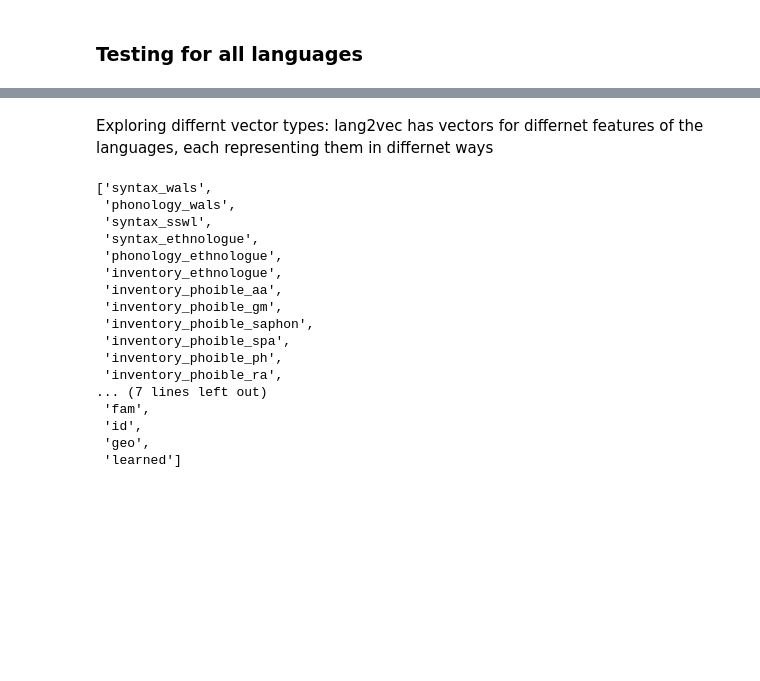
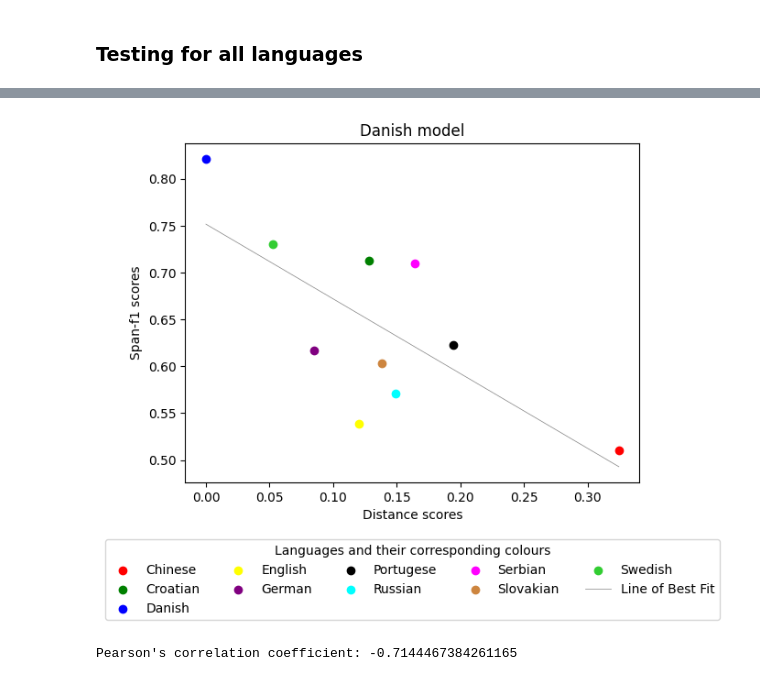
Before and after one commit to Mluonium/NLP-Final-Project, a Jupyter notebook: 08_lang_sim.ipynb, the cells around one changed output, grey strips where cells are left out. Cells and saved outputs as stored; diff of their text form; code cells hidden in the pictures; blank space fills up the shorter version.

Commit message:
line

```diff
--- a/08_lang_sim.ipynb
+++ b/08_lang_sim.ipynb
@@ -431,22 +353,50 @@ Distance from tagalog to polish 0.33333333333333337
-# %% [markdown]
-Exploring differnt vector types: lang2vec has vectors for differnet features of the languages, each representing them in differnet ways
-# %%
-l2v.FEATURE_SETS
-# %% [output]
-['syntax_wals',
- 'phonology_wals',
- 'syntax_sswl',
- 'syntax_ethnologue',
- 'phonology_ethnologue',
- 'inventory_ethnologue',
- 'inventory_phoible_aa',
- 'inventory_phoible_gm',
- 'inventory_phoible_saphon',
- 'inventory_phoible_spa',
- 'inventory_phoible_ph',
- 'inventory_phoible_ra',
-... (7 lines left out)
- 'fam',
- 'id',
- 'geo',
- 'learned']
+# %%
+# This is the stuff you need to change
+model_language = "Danish"
+similarity_scores = dan_sim
+span_scores = dan_score
+
+# Initialize lists to store x and y values
+x_values = []
+y_values = []
+
+# Iterate over keys in the dictionaries
+for lang_code in span_scores.keys():
+    # Check if the key exists in both dictionaries
+    if lang_code in similarity_scores:
+        # Append x and y values
+        x_values.append(similarity_scores[lang_code])
+        y_values.append(span_scores[lang_code])
+
+for lang, distance, score in zip(languages, x_values, y_values):
+    plt.scatter(distance, score, c=lang_colors.get(lang, 'limegreen'), label=lang)
+
+#plot the best fit line
+x = np.array(x_values)
+y = np.array(y_values)
+a, b = np.polyfit(x, y, 1)
+
+x_fit = np.linspace(min(x), max(x), 100)
+y_fit = a * x_fit + b
+
+# Plot the best fit line
+plt.plot(x_fit, y_fit, color='gray', linewidth=0.5, label='Line of Best Fit')
+
+
+# Create legend under the plot and adjust its width
+plt.legend(loc='upper center', bbox_to_anchor=(0.5, -0.15), ncol=5, title = "Languages and their corresponding colours")
+
+# Add labels and title
+plt.xlabel('Distance scores')
+plt.ylabel('Span-f1 scores')
+plt.title(f'{model_language} model')
+plt.savefig(f'graphs/00_NEW_{model_language}_CORRECT.png', bbox_inches='tight')
+
+plt.show()
+
+#Get corrleation coef
+pearson_corr = np.corrcoef(x_values, y_values)[0, 1]
+print("Pearson's correlation coefficient:", pearson_corr)
+# %% [output]
+[figure, added]
+Pearson's correlation coefficient: -0.7144467384261165
```
Also changed, not shown: parts of 16 cells of this notebook, 1 other file.
